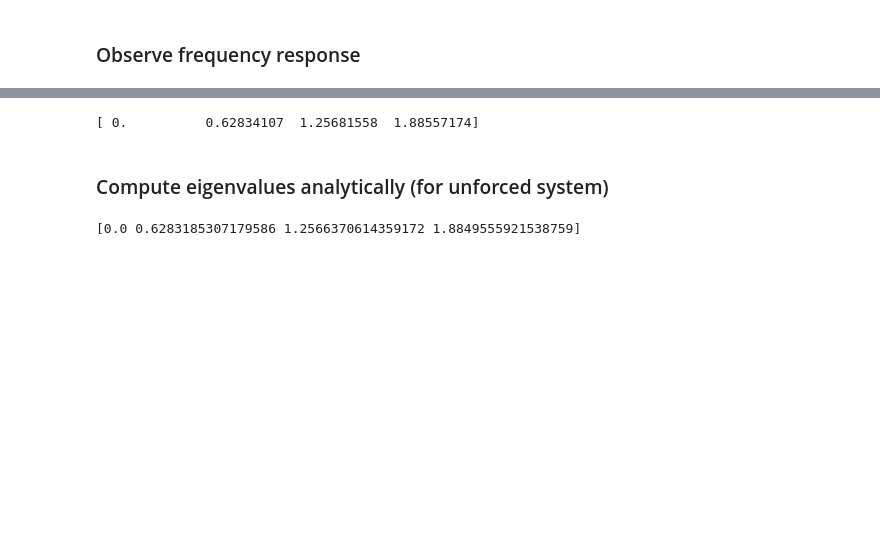
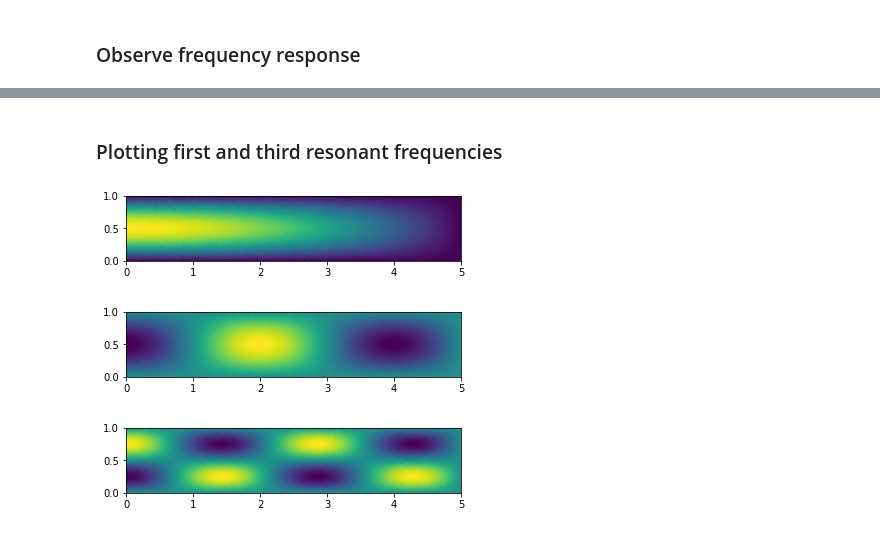
Before and after one commit to FMatti/Maxwell-MRI, a Jupyter notebook: scripts/wg2D_frequency_response.ipynb, the cells around one changed output, grey strips where cells are left out. Saved outputs shown, nothing was run; the diff lists cells and outputs as text; code cells hidden in the pictures; blank space fills up the shorter version.

```diff
--- a/scripts/wg2D_frequency_response.ipynb
+++ b/scripts/wg2D_frequency_response.ipynb
@@ -29,3 +49,17 @@ def get_analytical_eigenvalues(Lx, Ly, a, b):
+# %%
+def plot_eigenvector(eigenvector, V, bc):
+    boundary_points = bc.get_boundary_values().keys()
+    all_points = V.dofmap().dofs()
+    inner_points = list(set(all_points) - set(boundary_points))
+
+    A = np.empty(len(all_points))
+    A[inner_points] = eigenvector
+    A[list(boundary_points)] = list(bc.get_boundary_values().values())
+
+    coords = V.tabulate_dof_coordinates().reshape((-1, 2))
+    fig, ax = plt.subplots(figsize=(6, 6*np.ptp(coords[:, 1])/np.ptp(coords[:, 0])))
+    ax.margins(x=0, y=0)
+    ax.tripcolor(coords[:, 0], coords[:, 1], A, shading='gouraud')
 # %% [markdown]
 ### Create waveguide and set boundary conditions
 # %%
@@ -90,25 +105,14 @@ plt.show()
-# %%
-K_mat = fen.as_backend_type(fen.assemble(K)).mat()
-K_sparse = scipy.sparse.coo_matrix(scipy.sparse.csr_matrix(K_mat.getValuesCSR()[::-1]))
-M_mat = fen.as_backend_type(fen.assemble(M)).mat()
-M_sparse = scipy.sparse.coo_matrix(scipy.sparse.csr_matrix(M_mat.getValuesCSR()[::-1]))
-
-# ev = scipy.sparse.linalg.eigsh(K_sparse, k=1, M=M_sparse, which='SM') <- This doesn't work
-#      It seems as if the smallest eigenvalue (which apparently turns out to be 0) can not be
-#      iterated with which='SM'. Using the shift-invert mode seems to fix this problem.
-ev = scipy.sparse.linalg.eigsh(K_sparse, k=4, M=M_sparse, sigma=0.01)[0]
-
-# Setting eigenvalues close to machine epsilon to 0.0 since they are
-# usually not exactly iterated, and sometimes even negative
-ev[ev < 1e-14] = 0.0
-print(np.sqrt(ev))
-# %% [output]
-[ 0.          0.62834107  1.25681558  1.88557174]
-# %% [markdown]
-### Compute eigenvalues analytically (for unforced system)
-# %%
-freqs = lambda n, m: np.pi*pow(n**2/Lx**2 + m**2/Ly**2 , 0.5)
-eigs = np.sort(np.frompyfunc(freqs, 2, 1).outer(range(10), range(10)).flatten())[:4]
-print(eigs)
-# %% [output]
-[0.0 0.6283185307179586 1.2566370614359172 1.8849555921538759]
+# %% [markdown]
+### Plotting first and third resonant frequencies
+# %%
+plot_eigenvector(eigvecs[0], V, bc)
+plt.show()
+plot_eigenvector(eigvecs[2], V, bc)
+plt.show()
+# %% [output]
+[figure, added]
+[figure, added]
+# %%
+plot_eigenvector(eigvecs[12], V, bc)
+# %% [output]
+[figure, added]
```
Also changed, not shown: parts of 13 cells of this notebook, 1 other file.
